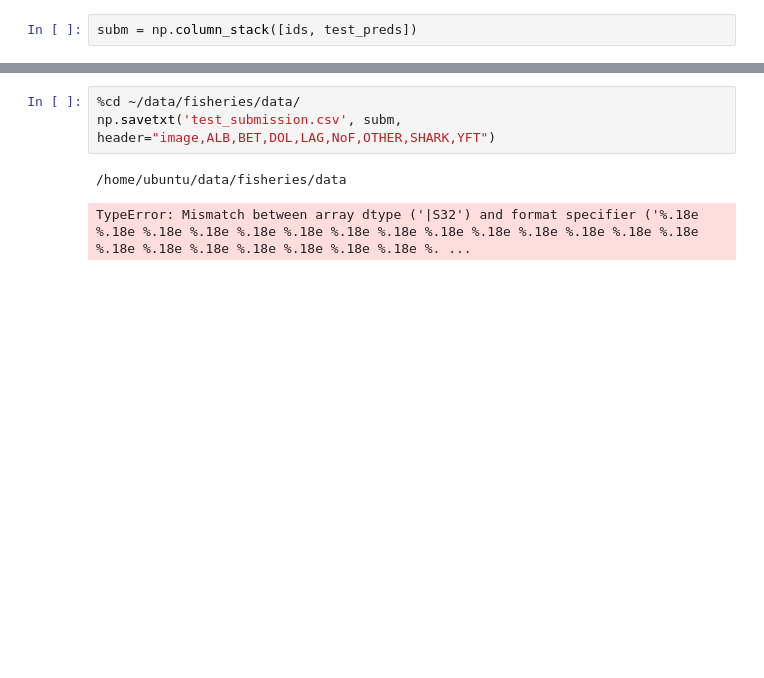
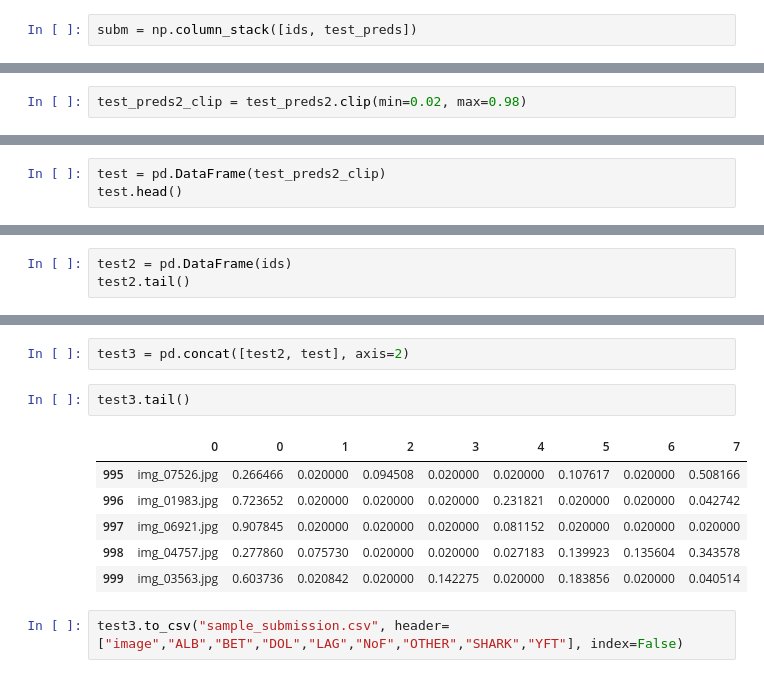
Before and after one commit to muelerma/kaggle-fisheries, a Jupyter notebook: my_test1.ipynb, the cells around one changed output, grey strips where cells are left out. Cells and saved outputs as stored; diff of their text form; blank space fills up the shorter version.

Commit message:
first submission

```diff
--- a/my_test1.ipynb
+++ b/my_test1.ipynb
@@ -405,0 +386,2 @@ print(subm)
+# %%
+test_preds2_clip = test_preds2.clip(min=0.02, max=0.98)
@@ -405,0 +390,3 @@ print(subm)
+# %%
+test = pd.DataFrame(test_preds2_clip)
+test.head()
@@ -405,0 +400,3 @@ print(subm)
+# %%
+test2 = pd.DataFrame(ids)
+test2.tail()
@@ -406,6 +410,13 @@ print(subm)
+# %%
+test3 = pd.concat([test2, test], axis=2)
+# %%
+test3.tail()
+# %% [output]
+|  | 0 | 0 | 1 | 2 | 3 | 4 | 5 | 6 | 7 |
+| 995 | img_07526.jpg | 0.266466 | 0.020000 | 0.094508 | 0.020000 | 0.020000 | 0.107617 | 0.020000 | 0.508166 |
+| 996 | img_01983.jpg | 0.723652 | 0.020000 | 0.020000 | 0.020000 | 0.231821 | 0.020000 | 0.020000 | 0.042742 |
+| 997 | img_06921.jpg | 0.907845 | 0.020000 | 0.020000 | 0.020000 | 0.081152 | 0.020000 | 0.020000 | 0.020000 |
+| 998 | img_04757.jpg | 0.277860 | 0.075730 | 0.020000 | 0.020000 | 0.027183 | 0.139923 | 0.135604 | 0.343578 |
+| 999 | img_03563.jpg | 0.603736 | 0.020842 | 0.020000 | 0.142275 | 0.020000 | 0.183856 | 0.020000 | 0.040514 |
 # %%
-%cd ~/data/fisheries/data/
-np.savetxt('test_submission.csv', subm, header="image,ALB,BET,DOL,LAG,NoF,OTHER,SHARK,YFT")
+test3.to_csv("sample_submission.csv", header=["image","ALB","BET","DOL","LAG","NoF","OTHER","SHARK","YFT"], index=False)
-# %% [output]
-/home/ubuntu/data/fisheries/data
-TypeError: Mismatch between array dtype ('|S32') and format specifier ('%.18e %.18e %.18e %.18e %.18e %.18e %.18e %.18e %.18e %.18e %.18e %.18e %.18e %.18e %.18e %.18e %.18e %.18e %.18e %.18e %.18e %. ...
```
Also changed, not shown: parts of 18 cells of this notebook.
